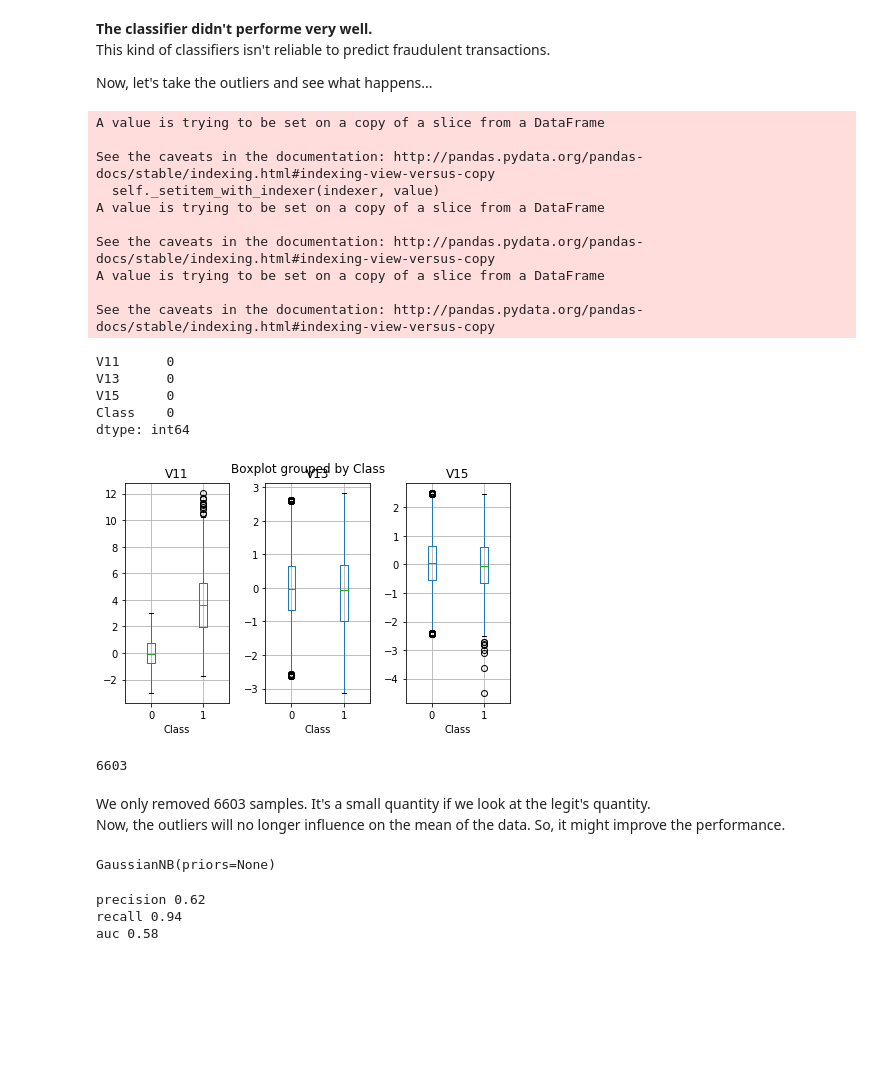
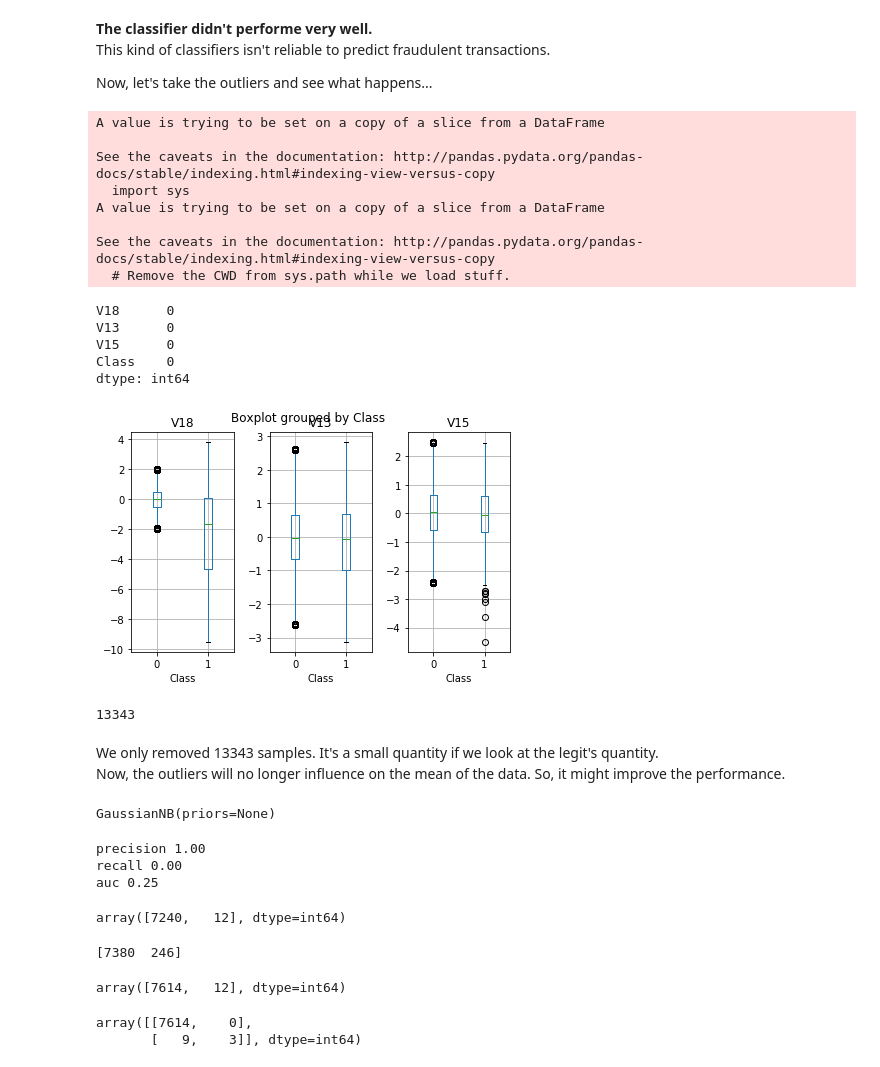
Before and after one commit to NekuSakuraba/machine-learning, a Jupyter notebook: projects/capstone/project/Benchmark - #01 GaussianNB.ipynb, the cells around one changed output. Saved outputs shown, nothing was run; the diff lists cells and outputs as text; code cells hidden in the pictures; blank space fills up the shorter version.

```diff
--- a/projects/capstone/project/Benchmark - #01 GaussianNB.ipynb
+++ b/projects/capstone/project/Benchmark - #01 GaussianNB.ipynb
@@ -21,6 +21,6 @@ let's load the dataset and extract the V11, V13, V15 and the Class features
 # %%
 df = pd.read_csv('creditcard.csv')
-df = df[['V11', 'V13', 'V15', 'Class']]
+df = df[['V18', 'V13', 'V15', 'Class']]
 # %%
 df.head()
 # %% [output]
@@ -124,13 +124,11 @@ for idx, feat in enumerate(legit.columns):
 A value is trying to be set on a copy of a slice from a DataFrame
 
 See the caveats in the documentation: http://pandas.pydata.org/pandas-docs/stable/indexing.html#indexing-view-versus-copy
-  self._setitem_with_indexer(indexer, value)
+  import sys
 A value is trying to be set on a copy of a slice from a DataFrame
 
 See the caveats in the documentation: http://pandas.pydata.org/pandas-docs/stable/indexing.html#indexing-view-versus-copy
-A value is trying to be set on a copy of a slice from a DataFrame
-
-See the caveats in the documentation: http://pandas.pydata.org/pandas-docs/stable/indexing.html#indexing-view-versus-copy
+  # Remove the CWD from sys.path while we load stuff.
 # %%
 legit = pd.concat([legit, fraud], axis=0)
 # %%
@@ -141,7 +139,7 @@ legit = legit.dropna()
 # checking if there is a missing value
 legit.isnull().sum()
 # %% [output]
-V11      0
+V18      0
 V13      0
 V15      0
 Class    0
@@ -149,24 +147,24 @@ dtype: int64
 # %%
 # plotting
 ax = plt.subplot(131)
-legit.boxplot('V11', 'Class', ax=ax)
+legit.boxplot('V18', 'Class', ax=ax)
 
 ax = plt.subplot(132)
 legit.boxplot('V13', 'Class', ax=ax)
 
 ax = plt.subplot(133)
 legit.boxplot('V15', 'Class', ax=ax)
 
 plt.tight_layout()
 plt.show()
 # %% [output]
-[figure, old version]
+[figure, new version]
 # %%
 len(X) - len(legit)
 # %% [output]
-6603
+13343
 # %% [markdown]
-We only removed 6603 samples. It's a small quantity if we look at the legit's quantity. <br />
+We only removed 13343 samples. It's a small quantity if we look at the legit's quantity. <br />
 Now, the outliers will no longer influence on the mean of the data. So, it might improve the performance.
 # %%
 # separating the label from the dataset
@@ -181,14 +179,19 @@ GaussianNB(priors=None)
 # %%
 # making predictions
 y_pred = clf_no_outliers.predict(X_no_outliers.iloc[~idxes])
+y_true = y_no_outliers.iloc[~idxes]
 
 # checking the results
-precision, recall, _ = precision_recall_curve(y_pred, y_no_outliers.iloc[~idxes])
-auc = average_precision_score(y_true=y_no_outliers.iloc[~idxes], y_score=y_pred)
+precision, recall, _ = precision_recall_curve(y_pred, y_true)
+auc = average_precision_score(y_true=y_true, y_score=y_pred)
 print 'precision %.2f' % precision[1]
 print 'recall %.2f' % recall[1]
 print 'auc %.2f' % auc
 # %% [output]
-precision 0.62
-recall 0.94
-auc 0.58
+precision 1.00
+recall 0.00
+auc 0.25
+# %%
+np.bincount(y_no_outliers.iloc[y_no_outliers.index.isin(idxes)])
+# %% [output]
+array([7240,   12], dtype=int64)
@@ -195,3 +200,15 @@ auc 0.58
+# %%
+print np.bincount(y_resampled)
+np.bincount(y_no_outliers.iloc[~idxes])
+# %% [output]
+[7380  246]
+array([7614,   12], dtype=int64)
+# %%
+tn, fp, fn, tp = confusion_matrix(y_pred=y_pred, y_true=y_true).ravel()
+confusion_matrix(y_pred=y_pred, y_true=y_true)
+# %% [output]
+array([[7614,    0],
+       [   9,    3]], dtype=int64)
 # %%
 plt.step(recall, precision, color='b', alpha=0.2, where='post')
 plt.fill_between(recall, precision, step='post', alpha=0.2, color='b')
```
Also changed, not shown: parts of 9 cells of this notebook, 2 other files.
